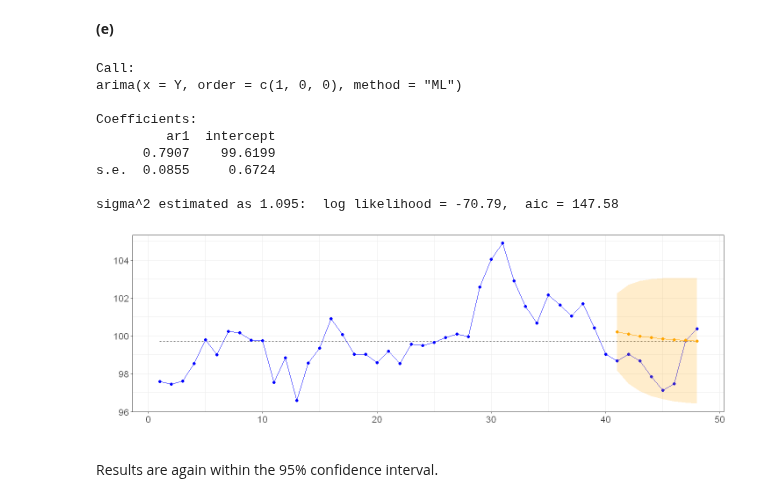
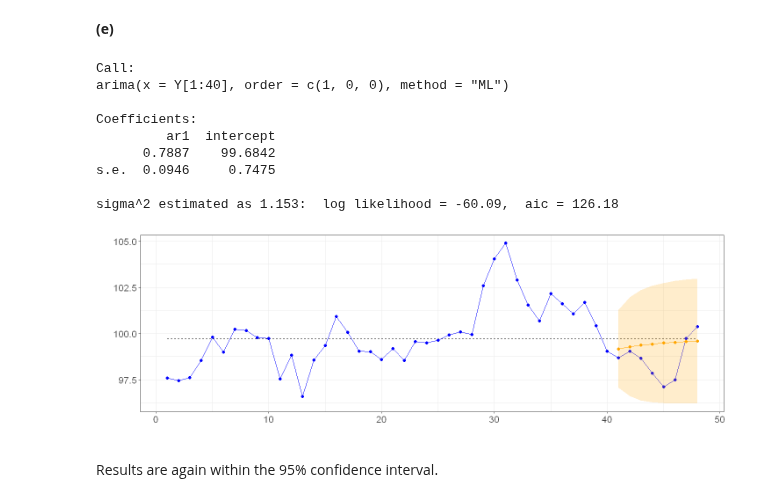
Before and after one commit to telmo-correa/time-series-analysis, a Jupyter notebook: R/Chapter 09 (Ex 01 - 10) - Forecasting.ipynb, the cells around one changed output. Drawn from its saved outputs; the diff is of its cells as text; code cells hidden in the pictures.

```diff
--- a/R/Chapter 09 (Ex 01 - 10) - Forecasting.ipynb
+++ b/R/Chapter 09 (Ex 01 - 10) - Forecasting.ipynb
@@ -408,7 +408,7 @@ Y = arima.sim(model=list(ar=0.8), n=48) + 100
 # %% [markdown]
 **(a)**
 # %%
-model = arima(Y, order=c(1, 0, 0), method='ML')
+model = arima(Y[1:40], order=c(1, 0, 0), method='ML')
 print(model)
 # %% [output]
 Call:
@@ -430,14 +430,16 @@ z = qnorm(0.975)
 # %%
 options(repr.plot.width=12, repr.plot.height=4)
 
+m = model$nobs
+n = length(Y)
 ggplot() +
-  geom_line(aes(x=1:48, y=mean(Y)), linetype='dashed') +
-  geom_line(aes(x=1:48, y=c(Y)), color='blue') +
-  geom_point(aes(x=1:48, y=c(Y)), color='blue') +
-  geom_line(aes(x=41:48, y=Y_pred), color='orange') +
-  geom_point(aes(x=41:48, y=Y_pred), color='orange') +
+  geom_line(aes(x=1:n, y=mean(Y)), linetype='dashed') +
+  geom_line(aes(x=1:n, y=c(Y)), color='blue') +
+  geom_point(aes(x=1:n, y=c(Y)), color='blue') +
+  geom_line(aes(x=(m+1):n, y=Y_pred), color='orange') +
+  geom_point(aes(x=(m+1):n, y=Y_pred), color='orange') +
   geom_ribbon(aes(
-      x=41:48,
+      x=(m+1):n,
       ymin=Y_pred - z * se,
       ymax=Y_pred + z * se
   ), fill='orange', alpha=0.2) +
@@ -454,39 +456,41 @@ ggplot() +
 # %%
 set.seed(3000)
 Y = arima.sim(model=list(ar=0.8), n=48) + 100
-model = arima(Y, order=c(1, 0, 0), method='ML')
+model = arima(Y[1:40], order=c(1, 0, 0), method='ML')
 print(model)
 
 pred = predict(model, n.ahead=8, se.fit=TRUE)
 Y_pred = pred$pred
 se = pred$se
 z = qnorm(0.975)
 
 options(repr.plot.width=12, repr.plot.height=4)
 
+m = model$nobs
+n = length(Y)
 ggplot() +
-  geom_line(aes(x=1:48, y=mean(Y)), linetype='dashed') +
-  geom_line(aes(x=1:48, y=c(Y)), color='blue') +
-  geom_point(aes(x=1:48, y=c(Y)), color='blue') +
-  geom_line(aes(x=41:48, y=Y_pred), color='orange') +
-  geom_point(aes(x=41:48, y=Y_pred), color='orange') +
+  geom_line(aes(x=1:n, y=mean(Y)), linetype='dashed') +
+  geom_line(aes(x=1:n, y=c(Y)), color='blue') +
+  geom_point(aes(x=1:n, y=c(Y)), color='blue') +
+  geom_line(aes(x=(m+1):n, y=Y_pred), color='orange') +
+  geom_point(aes(x=(m+1):n, y=Y_pred), color='orange') +
   geom_ribbon(aes(
-      x=41:48,
+      x=(m+1):n,
       ymin=Y_pred - z * se,
       ymax=Y_pred + z * se
   ), fill='orange', alpha=0.2) +
   xlab('') + ylab('') +
   theme_bw() + theme(text = element_text(size=16))
 # %% [output]
 Call:
-arima(x = Y, order = c(1, 0, 0), method = "ML")
+arima(x = Y[1:40], order = c(1, 0, 0), method = "ML")
 
 Coefficients:
          ar1  intercept
-      0.7907    99.6199
-s.e.  0.0855     0.6724
+      0.7887    99.6842
+s.e.  0.0946     0.7475
 
-sigma^2 estimated as 1.095:  log likelihood = -70.79,  aic = 147.58
+sigma^2 estimated as 1.153:  log likelihood = -60.09,  aic = 126.18
-[figure, old version]
+[figure, new version]
 # %% [markdown]
 Results are again within the 95% confidence interval.
```
Also changed, not shown: parts of 16 cells of this notebook, 3 other files.
